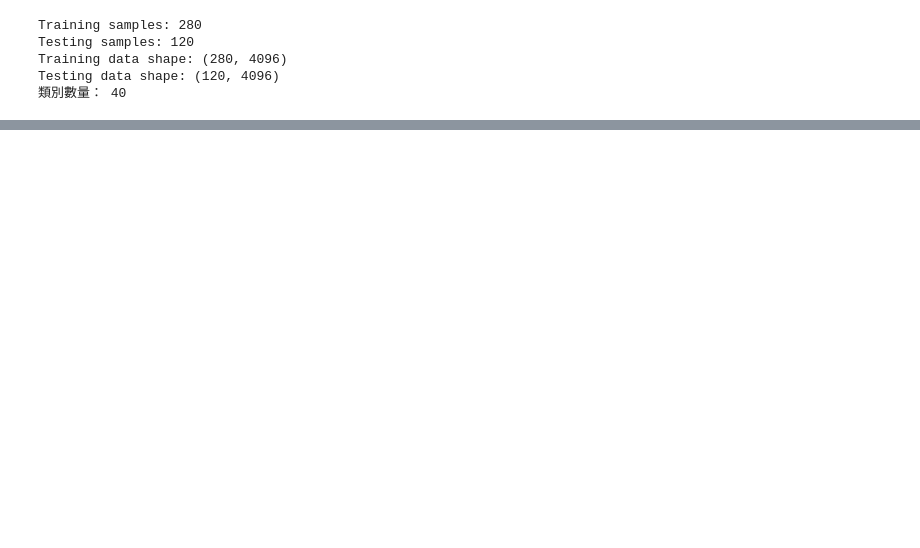
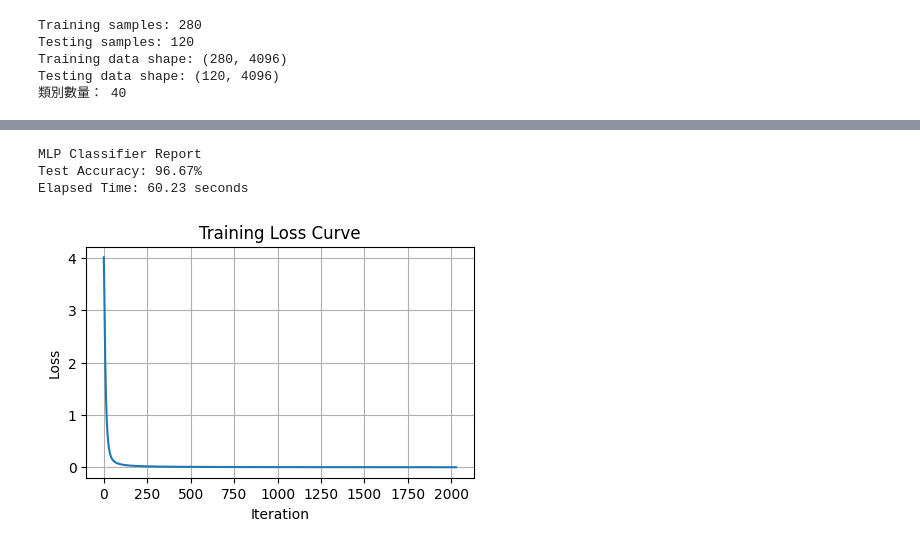
Before and after one commit to TZU-CHI1115/ML711333104, a Jupyter notebook: HW3_1.ipynb, the cells around one changed output, grey strips where cells are left out. Cells and saved outputs as stored; diff of their text form; code cells hidden in the pictures; blank space fills up the shorter version.

```diff
--- a/HW3_1.ipynb
+++ b/HW3_1.ipynb
@@ -108,0 +241,16 @@ Testing Accuracy : 95.83%
+# %%
+result = run_mlp_classifier(
+    X_train_scaled, X_test_scaled, y_train, y_test,
+    hidden_layers=(100,),
+    activation='relu',
+    solver='sgd',
+    print_report=True,
+    random_state=42
+)
+
+plot_mlp_loss_curve(result['model'])
+# %% [output]
+MLP Classifier Report
+Test Accuracy: 96.67%
+Elapsed Time: 60.23 seconds
+[figure, added]
```
Also changed, not shown: parts of 47 cells of this notebook, 2 other files.
